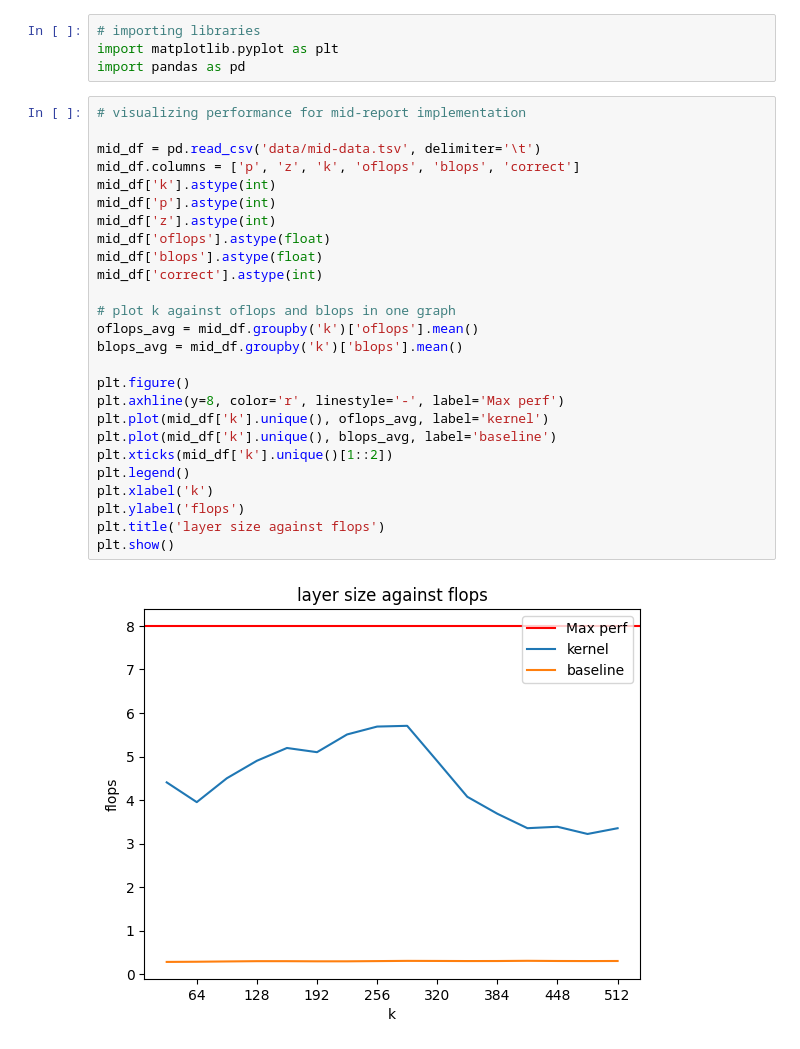
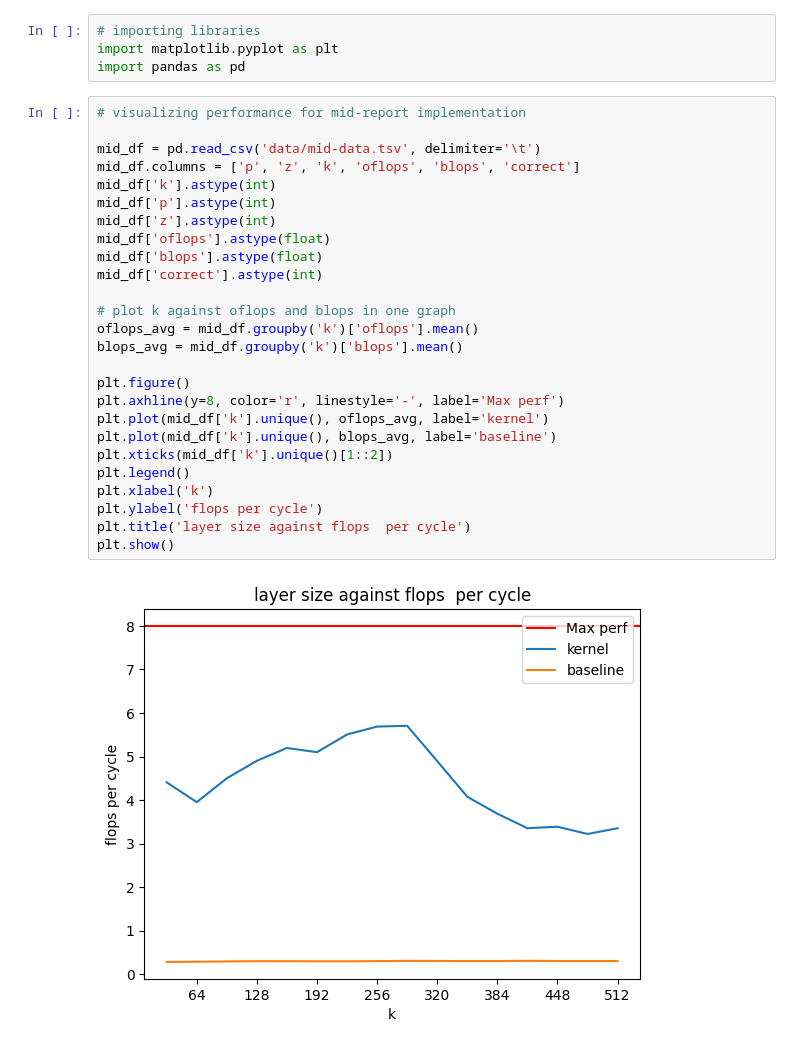
Before and after one commit to kel4F2023/CNN-Maxpooling-Kernel, a Jupyter notebook: visual.ipynb, the cells around one changed output. Cells and saved outputs as stored; diff of their text form.

```diff
--- a/visual.ipynb
+++ b/visual.ipynb
@@ -7,31 +7,31 @@ import pandas as pd
 # %%
 # visualizing performance for mid-report implementation
 
 mid_df = pd.read_csv('data/mid-data.tsv', delimiter='\t')
 mid_df.columns = ['p', 'z', 'k', 'oflops', 'blops', 'correct']
 mid_df['k'].astype(int)
 mid_df['p'].astype(int)
 mid_df['z'].astype(int)
 mid_df['oflops'].astype(float)
 mid_df['blops'].astype(float)
 mid_df['correct'].astype(int)
 
 # plot k against oflops and blops in one graph
 oflops_avg = mid_df.groupby('k')['oflops'].mean()
 blops_avg = mid_df.groupby('k')['blops'].mean()
 
 plt.figure()
 plt.axhline(y=8, color='r', linestyle='-', label='Max perf')
 plt.plot(mid_df['k'].unique(), oflops_avg, label='kernel')
 plt.plot(mid_df['k'].unique(), blops_avg, label='baseline')
 plt.xticks(mid_df['k'].unique()[1::2])
 plt.legend()
 plt.xlabel('k')
-plt.ylabel('flops')
-plt.title('layer size against flops')
+plt.ylabel('flops per cycle')
+plt.title('layer size against flops  per cycle')
 plt.show()
 # %% [output]
-[figure, old version]
+[figure, new version]
 # %%
 # visualizing performance for mid-report implementation
 
```
Also changed, not shown: parts of 5 cells of this notebook, 3 other files.
